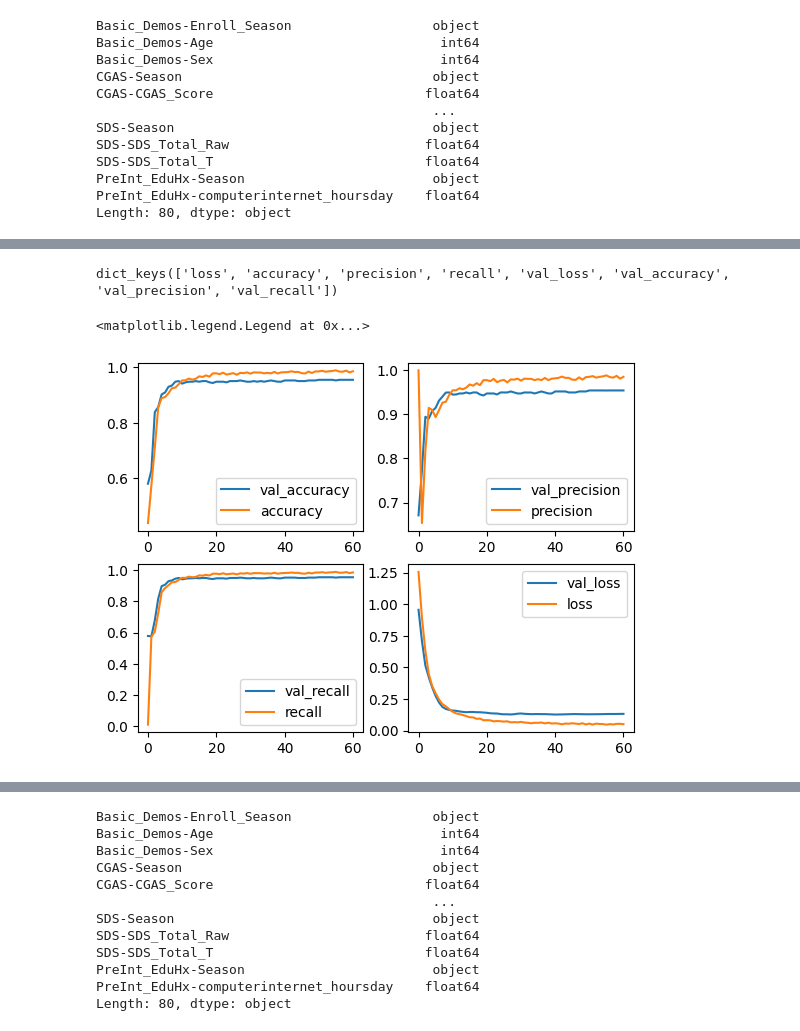
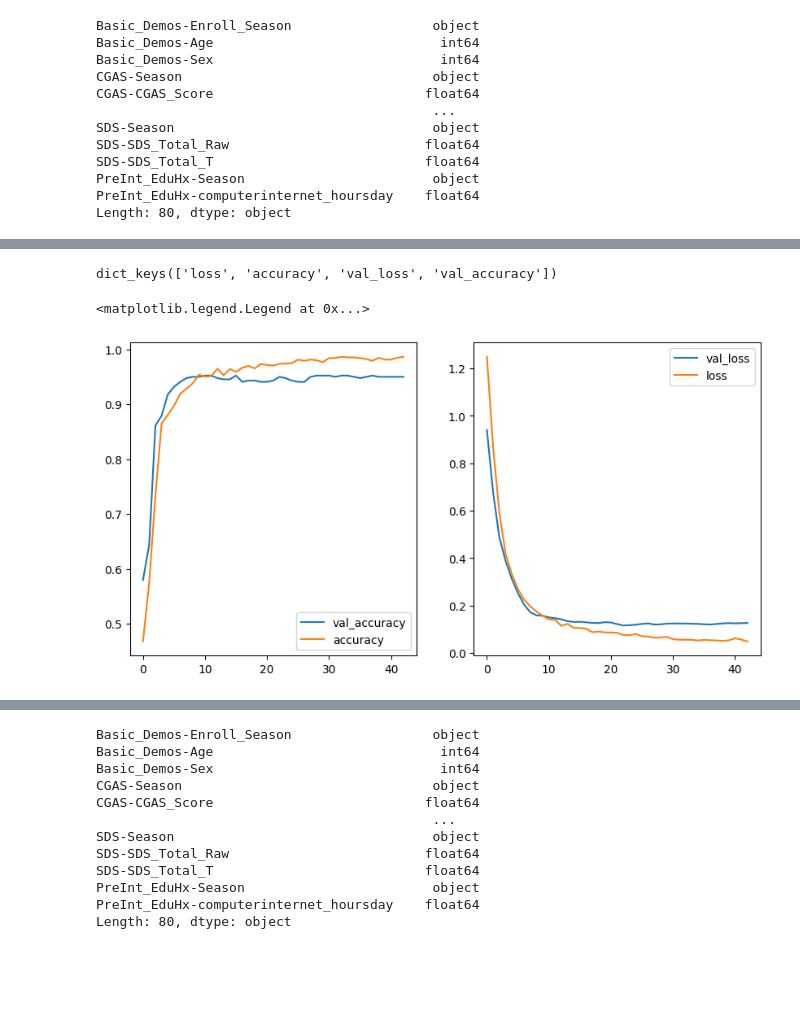
Before and after one commit to VerzaElisa/FL, a Jupyter notebook: centralized_task_3.ipynb, the cells around one changed output, grey strips where cells are left out. Drawn from its saved outputs; the diff is of its cells as text; code cells hidden in the pictures; blank space fills up the shorter version.

```diff
--- a/centralized_task_3.ipynb
+++ b/centralized_task_3.ipynb
@@ -173,7 +172,7 @@ lr_schedule = keras.optimizers.schedules.ExponentialDecay(
     decay_steps=steps_per_epoch,
     decay_rate=learning_rate_decay_factor,
     staircase=True)
-model.compile(optimizer = keras.optimizers.Adam(learning_rate=lr_schedule), loss = 'categorical_crossentropy', metrics = ['accuracy', Precision(), Recall()])
+model.compile(optimizer = keras.optimizers.Adam(learning_rate=lr_schedule), loss = 'categorical_crossentropy', metrics = ['accuracy'])
 
 # Train the NN
 early_stopping_cb = keras.callbacks.EarlyStopping(patience=20, min_delta=0.0001, restore_best_weights=True)
@@ -242,25 +227,17 @@ Epoch 61/1000
 # %%
 print(history.history.keys())
-fig, axs = plt.subplots(2, 2)
-axs[0, 0].plot(history.history['val_accuracy'])
-axs[0, 0].plot(history.history['accuracy'])
-axs[0, 0].legend(['val_accuracy', 'accuracy'])
+fig, axs = plt.subplots(1, 2, figsize=(10, 5))
+axs[0].plot(history.history['val_accuracy'])
+axs[0].plot(history.history['accuracy'])
+axs[0].legend(['val_accuracy', 'accuracy'])
 
-axs[0, 1].plot(history.history['val_precision'])
-axs[0, 1].plot(history.history['precision'])
-axs[0, 1].legend(['val_precision', 'precision'])
-
-axs[1, 0].plot(history.history['val_recall'])
-axs[1, 0].plot(history.history['recall'])
-axs[1, 0].legend(['val_recall', 'recall'])
-
-axs[1, 1].plot(history.history['val_loss'])
-axs[1, 1].plot(history.history['loss'])
-axs[1, 1].legend(['val_loss', 'loss'])
+axs[1].plot(history.history['val_loss'])
+axs[1].plot(history.history['loss'])
+axs[1].legend(['val_loss', 'loss'])
 # %% [output]
-dict_keys(['loss', 'accuracy', 'precision', 'recall', 'val_loss', 'val_accuracy', 'val_precision', 'val_recall'])
+dict_keys(['loss', 'accuracy', 'val_loss', 'val_accuracy'])
 <matplotlib.legend.Legend at 0x...>
-[figure, old version]
+[figure, new version]
 # %%
 score = model.evaluate(test_x, test_y)
 # %% [output]
```
Also changed, not shown: parts of 6 cells of this notebook, 1 other file.
